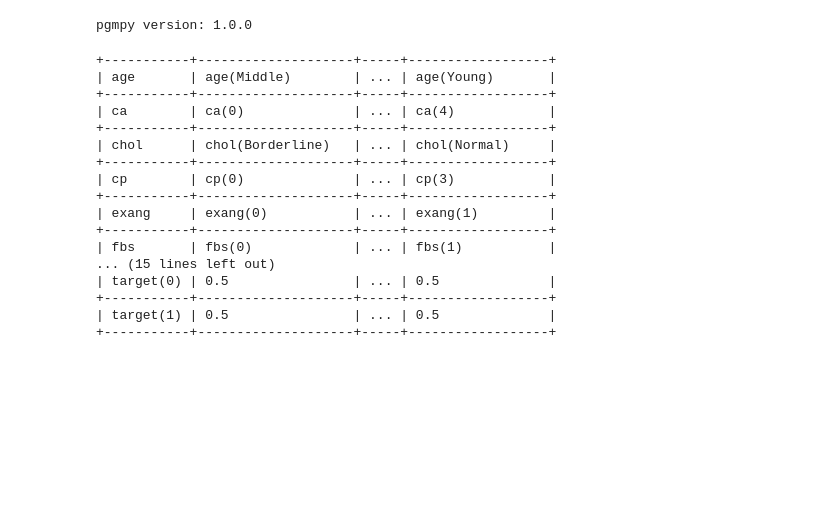
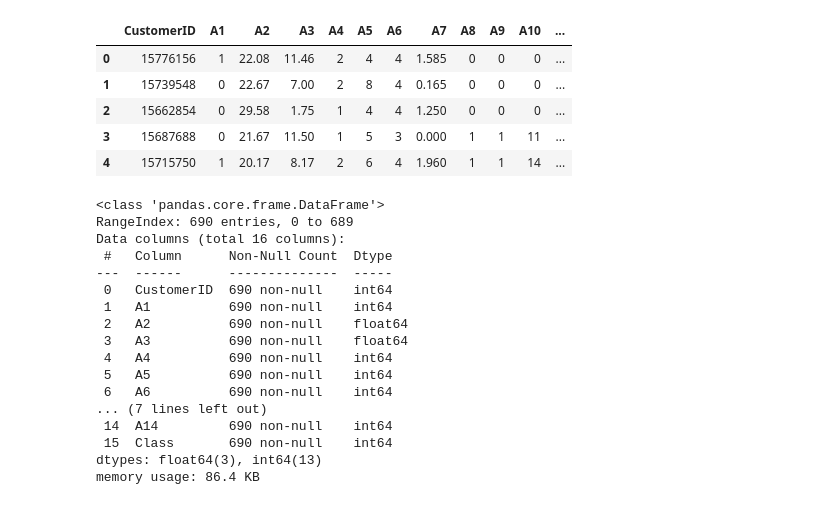
Before and after one commit to vinoimaya07-svg/ML-LAB, a Jupyter notebook: 163Exercise8.ipynb, the cells around one changed output. Cells and saved outputs as stored; diff of their text form; code cells hidden in the pictures; blank space fills up the shorter version.

```diff
--- a/163Exercise8.ipynb
+++ b/163Exercise8.ipynb
@@ -102,50 +27,30 @@ Successfully installed pgmpy-1.0.0 pyro-api-0.1.2 pyro-ppl-1.9.1
-# %%
-import pgmpy
-print("pgmpy version:", pgmpy.__version__)
-# %% [output]
-pgmpy version: 1.0.0
-# %%
-from pgmpy.models import DiscreteBayesianNetwork
-from pgmpy.estimators import MaximumLikelihoodEstimator
-
-model = DiscreteBayesianNetwork([
-    ('age', 'target'),
-    ('sex', 'target'),
-    ('cp', 'target'),
-    ('trestbps', 'target'),
-    ('chol', 'target'),
-    ('fbs', 'target'),
-    ('restecg', 'target'),
-    ('thalach', 'target'),
-    ('exang', 'target'),
-    ('oldpeak', 'target'),
-    ('slope', 'target'),
-    ('ca', 'target'),
-    ('thal', 'target')
-])
-
-mle = MaximumLikelihoodEstimator(model, df)
-
-cpds = mle.get_parameters()
-
-model.add_cpds(*cpds)
-
-print(model.get_cpds('target'))
-# %% [output]
-+-----------+--------------------+-----+------------------+
-| age       | age(Middle)        | ... | age(Young)       |
-+-----------+--------------------+-----+------------------+
-| ca        | ca(0)              | ... | ca(4)            |
-+-----------+--------------------+-----+------------------+
-| chol      | chol(Borderline)   | ... | chol(Normal)     |
-+-----------+--------------------+-----+------------------+
-| cp        | cp(0)              | ... | cp(3)            |
-+-----------+--------------------+-----+------------------+
-| exang     | exang(0)           | ... | exang(1)         |
-+-----------+--------------------+-----+------------------+
-| fbs       | fbs(0)             | ... | fbs(1)           |
-... (15 lines left out)
-| target(0) | 0.5                | ... | 0.5              |
-+-----------+--------------------+-----+------------------+
-| target(1) | 0.5                | ... | 0.5              |
-+-----------+--------------------+-----+------------------+
+# %%
+data = pd.read_csv('creditcard.csv',sep=',')
+data.head()
+# %% [output]
+|  | CustomerID | A1 | A2 | A3 | A4 | A5 | A6 | A7 | A8 | A9 | A10 | ... |
+| 0 | 15776156 | 1 | 22.08 | 11.46 | 2 | 4 | 4 | 1.585 | 0 | 0 | 0 | ... |
+| 1 | 15739548 | 0 | 22.67 | 7.00 | 2 | 8 | 4 | 0.165 | 0 | 0 | 0 | ... |
+| 2 | 15662854 | 0 | 29.58 | 1.75 | 1 | 4 | 4 | 1.250 | 0 | 0 | 0 | ... |
+| 3 | 15687688 | 0 | 21.67 | 11.50 | 1 | 5 | 3 | 0.000 | 1 | 1 | 11 | ... |
+| 4 | 15715750 | 1 | 20.17 | 8.17 | 2 | 6 | 4 | 1.960 | 1 | 1 | 14 | ... |
+# %%
+data.info()
+# %% [output]
+<class 'pandas.core.frame.DataFrame'>
+RangeIndex: 690 entries, 0 to 689
+Data columns (total 16 columns):
+ #   Column      Non-Null Count  Dtype
+---  ------      --------------  -----
+ 0   CustomerID  690 non-null    int64
+ 1   A1          690 non-null    int64
+ 2   A2          690 non-null    float64
+ 3   A3          690 non-null    float64
+ 4   A4          690 non-null    int64
+ 5   A5          690 non-null    int64
+ 6   A6          690 non-null    int64
+... (7 lines left out)
+ 14  A14         690 non-null    int64
+ 15  Class       690 non-null    int64
+dtypes: float64(3), int64(13)
+memory usage: 86.4 KB
```
Also changed, not shown: parts of 18 cells of this notebook.
